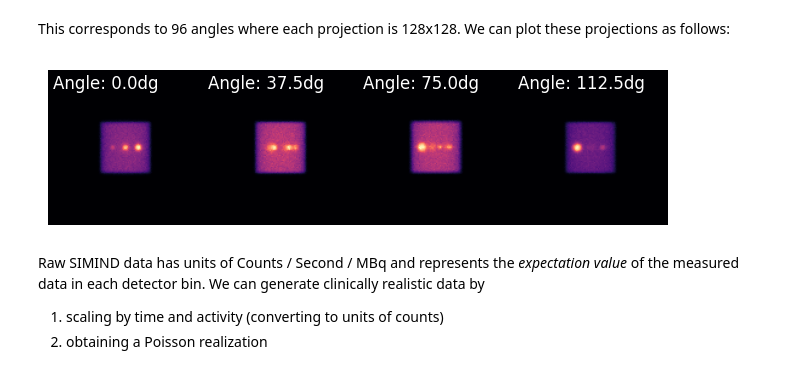
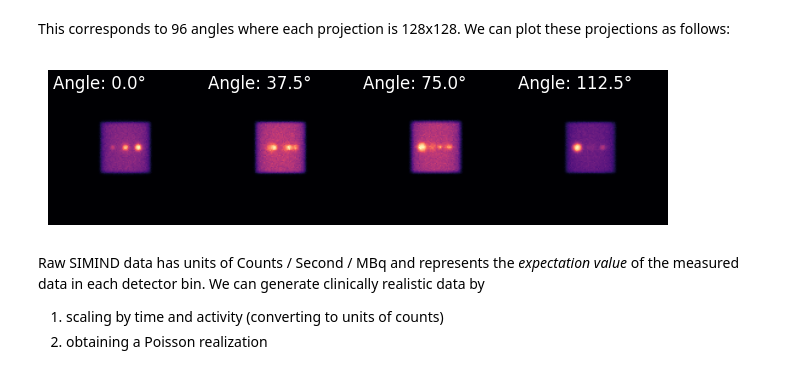
Before and after one commit to PyTomography/PyTomography, a Jupyter notebook: docs/source/notebooks/t_siminddata.ipynb, the cells around one changed output. Cells and saved outputs as stored; diff of their text form; code cells hidden in the pictures.

```diff
--- a/docs/source/notebooks/t_siminddata.ipynb
+++ b/docs/source/notebooks/t_siminddata.ipynb
@@ -46,2 +38,4 @@ PyTomography stores information such as voxel size, image dimensions, in metadat
 # %%
-object_meta, proj_meta = simind.get_metadata(photopeak_path)
+projections, object_meta, proj_meta = io.SPECT.read_simind([photopeak_path, lower_path, upper_path])
+for name, window in zip(['photopeak', 'lower', 'upper'], proj_meta.energy_windows):
+    print(f'{name:9s} window: {window.lower_keV:.1f}-{window.upper_keV:.1f} keV')
@@ -82,5 +72,5 @@ The actual projection data itself is loaded as follows:
 # %%
-photopeak = simind.get_projections(photopeak_path)
+photopeak = projections[0]
 photopeak.shape
 # %% [output]
 torch.Size([96, 128, 128])
@@ -89,11 +79,11 @@ This corresponds to 96 angles where each projection is 128x128. We can plot thes
 # %%
 fig, ax = plt.subplots(1,4,figsize=(8,2.4), gridspec_kw={'wspace':0.0})
 for i in range(4):
     ax[i].imshow(photopeak[10*i].cpu().T, cmap='magma')
     ax[i].axis('off')
-    ax[i].text(0.03, 0.97, f'Angle: {10*proj_meta.angles[i]}dg', ha='left', va='top', color='white', transform=ax[i].transAxes, fontsize=12)
+    ax[i].text(0.03, 0.97, f'Angle: {proj_meta.angles[10*i]:.1f}°', ha='left', va='top', color='white', transform=ax[i].transAxes, fontsize=12)
 # %% [output]
-[figure, old version]
+[figure, new version]
 # %% [markdown]
 Raw SIMIND data has units of Counts / Second / MBq and represents the *expectation value* of the measured data in each detector bin. We can generate clinically realistic data by
 1. scaling by time and activity (converting to units of counts)
```
Also changed, not shown: parts of 20 cells of this notebook.
